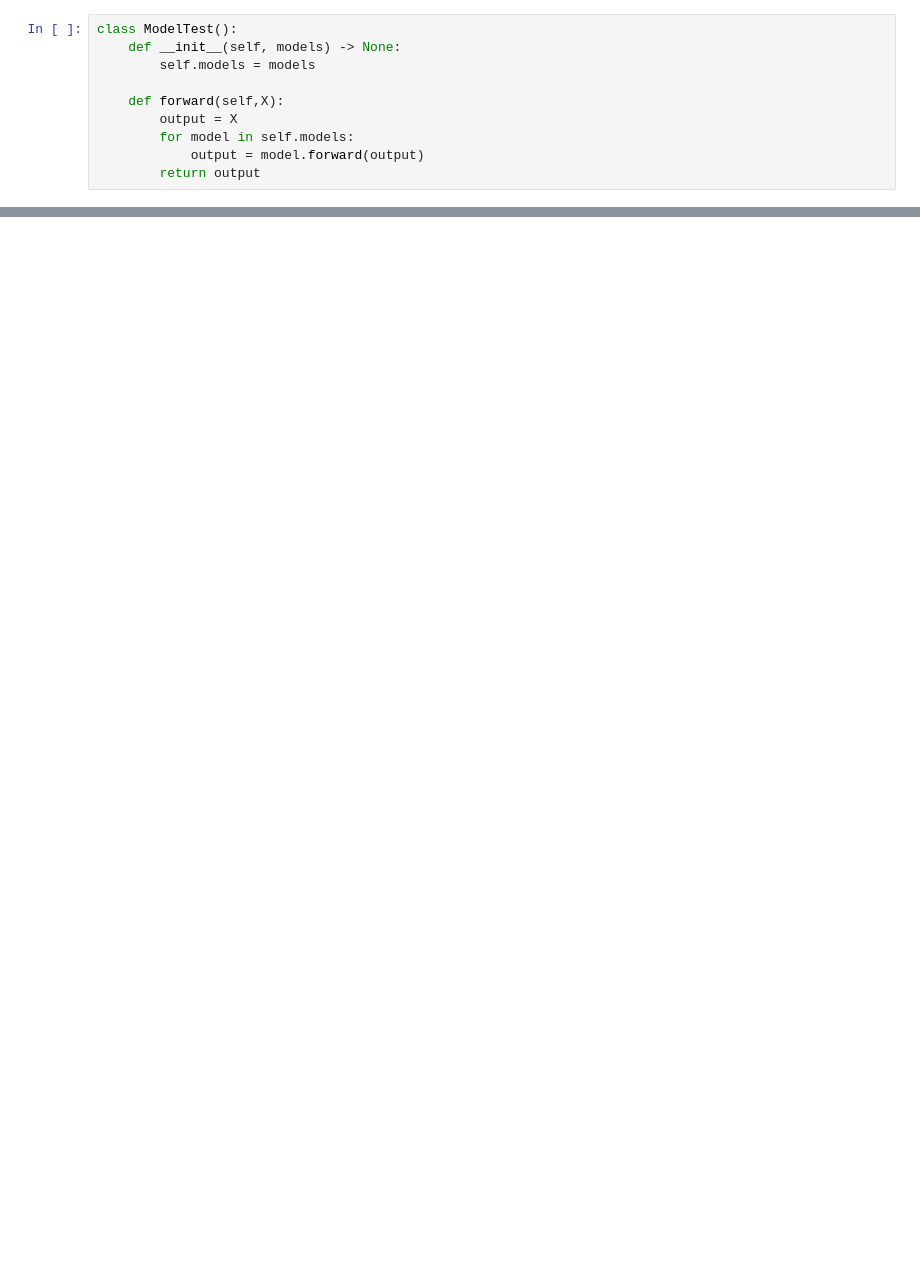
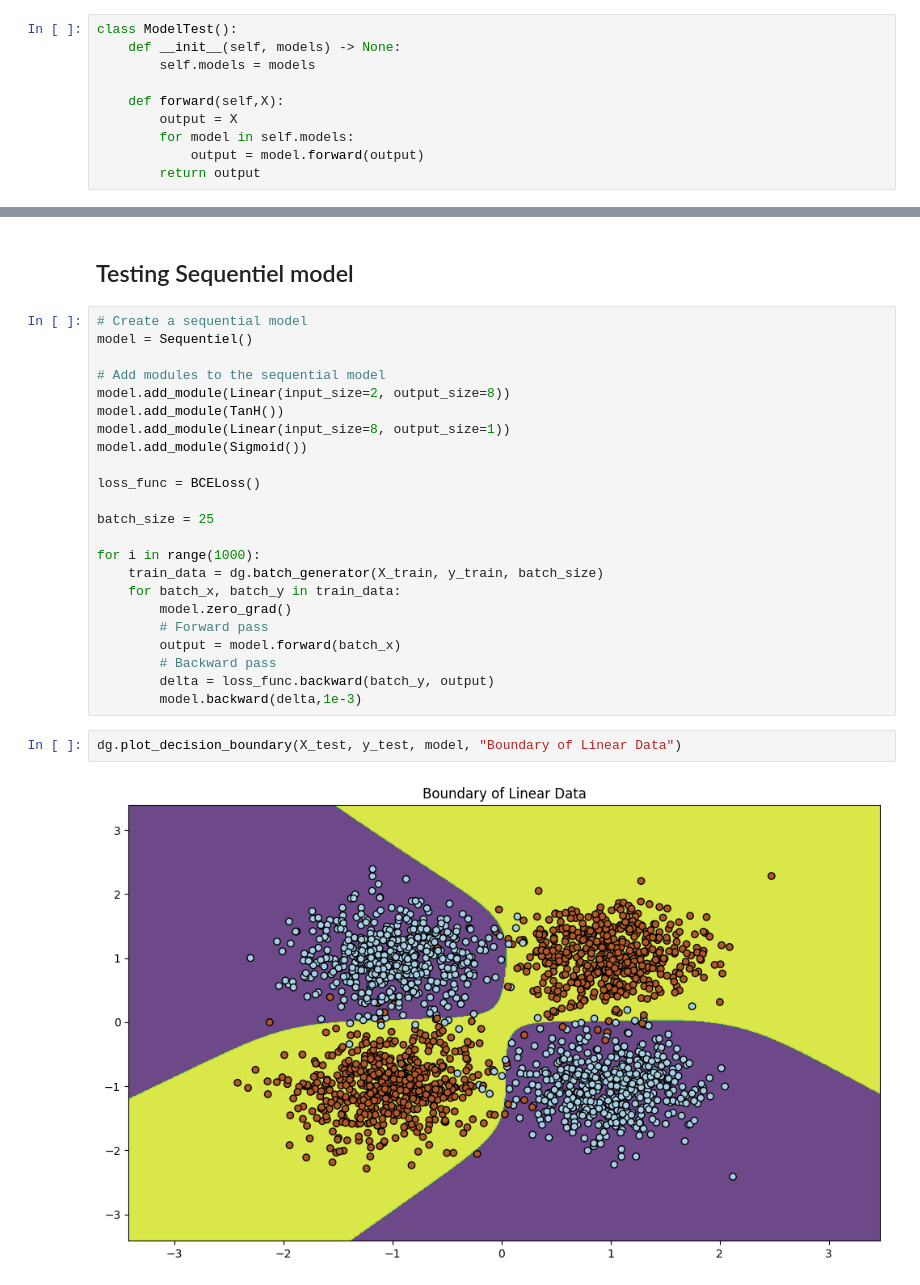
Before and after one commit to Tikai7/Pylamp, a Jupyter notebook: src/NonLinearExperiment.ipynb, the cells around one changed output, grey strips where cells are left out. Drawn from its saved outputs; the diff is of its cells as text; blank space fills up the shorter version.

Commit message:
version 0.8 added Sequentiel class

```diff
--- a/src/NonLinearExperiment.ipynb
+++ b/src/NonLinearExperiment.ipynb
@@ -52,0 +55,29 @@ dg.plot_decision_boundary(X_test, y_test, model_to_plot, "Boundary of Linear Dat
+# %% [markdown]
+## Testing Sequentiel model
+# %%
+# Create a sequential model
+model = Sequentiel()
+
+# Add modules to the sequential model
+model.add_module(Linear(input_size=2, output_size=8))
+model.add_module(TanH())
+model.add_module(Linear(input_size=8, output_size=1))
+model.add_module(Sigmoid())
+
+loss_func = BCELoss()
+
+batch_size = 25
+
+for i in range(1000):
+    train_data = dg.batch_generator(X_train, y_train, batch_size)
+    for batch_x, batch_y in train_data:
+        model.zero_grad()
+        # Forward pass
+        output = model.forward(batch_x)
+        # Backward pass
+        delta = loss_func.backward(batch_y, output)
+        model.backward(delta,1e-3)
+# %%
+dg.plot_decision_boundary(X_test, y_test, model, "Boundary of Linear Data")
+# %% [output]
+[figure, added]
```
Also changed, not shown: parts of 4 cells of this notebook, 2 other files.
